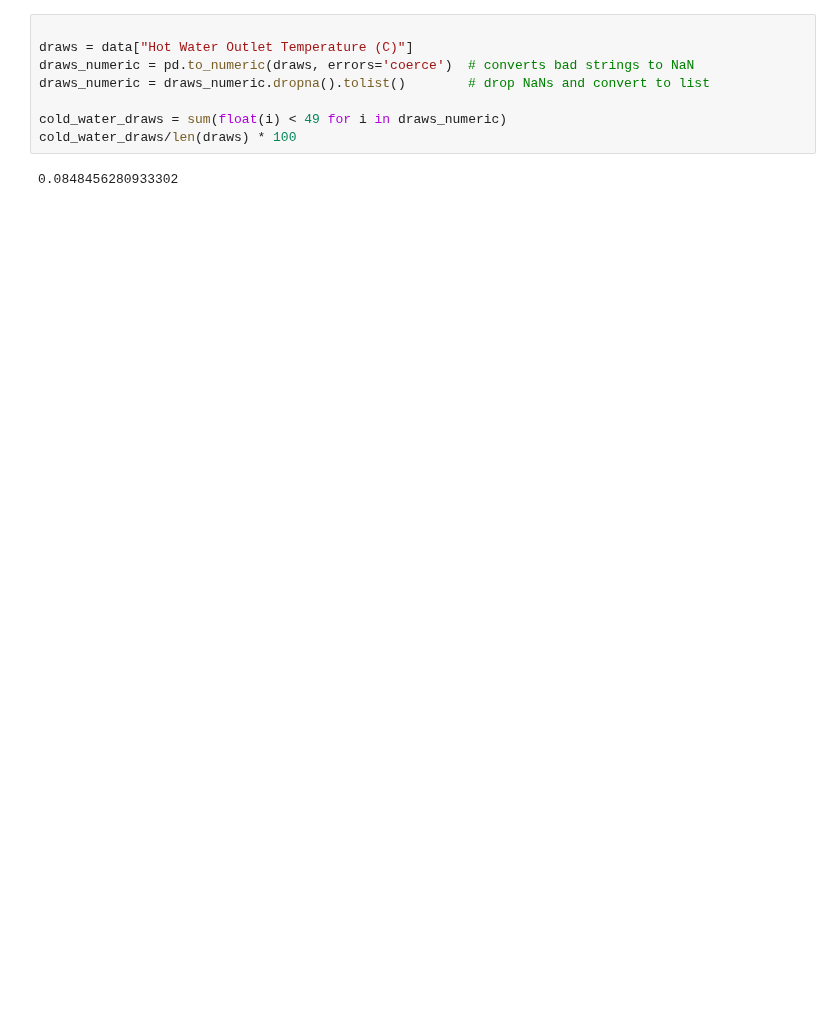
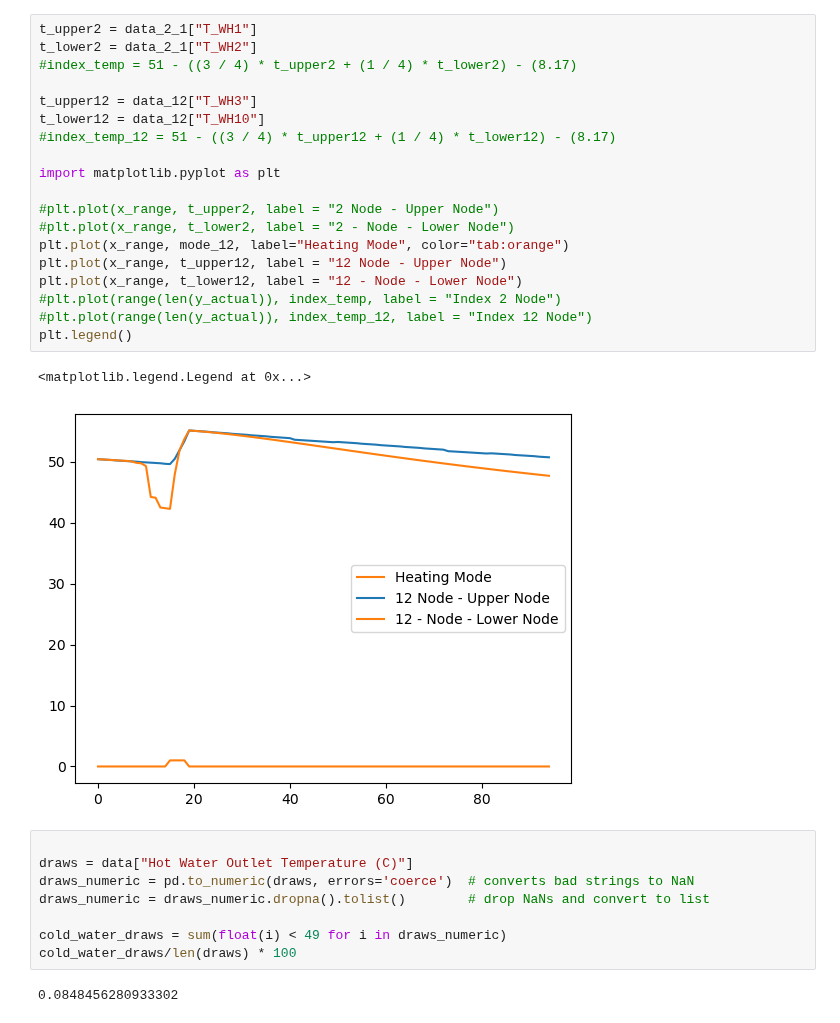
Before and after one commit to NREL/OCHRE, a Jupyter notebook: bin/run_wh_analysis_janelle.ipynb, the cells around one changed output. Cells and saved outputs as stored; diff of their text form; blank space fills up the shorter version.

```diff
--- a/bin/run_wh_analysis_janelle.ipynb
+++ b/bin/run_wh_analysis_janelle.ipynb
@@ -41,3 +93,25 @@ data = pd.read_csv(f"output_site_{site}_control_12.csv")
+# %%
+t_upper2 = data_2_1["T_WH1"]
+t_lower2 = data_2_1["T_WH2"]
+#index_temp = 51 - ((3 / 4) * t_upper2 + (1 / 4) * t_lower2) - (8.17)
+
+t_upper12 = data_12["T_WH3"]
+t_lower12 = data_12["T_WH10"]
+#index_temp_12 = 51 - ((3 / 4) * t_upper12 + (1 / 4) * t_lower12) - (8.17)
+
+import matplotlib.pyplot as plt
+
+#plt.plot(x_range, t_upper2, label = "2 Node - Upper Node")
+#plt.plot(x_range, t_lower2, label = "2 - Node - Lower Node")
+plt.plot(x_range, mode_12, label="Heating Mode", color="tab:orange")
+plt.plot(x_range, t_upper12, label = "12 Node - Upper Node")
+plt.plot(x_range, t_lower12, label = "12 - Node - Lower Node")
+#plt.plot(range(len(y_actual)), index_temp, label = "Index 2 Node")
+#plt.plot(range(len(y_actual)), index_temp_12, label = "Index 12 Node")
+plt.legend()
+# %% [output]
+<matplotlib.legend.Legend at 0x...>
+[figure, added]
 # %%
 
 draws = data["Hot Water Outlet Temperature (C)"]
```
Also changed, not shown: parts of 11 cells of this notebook, 8 other files.
